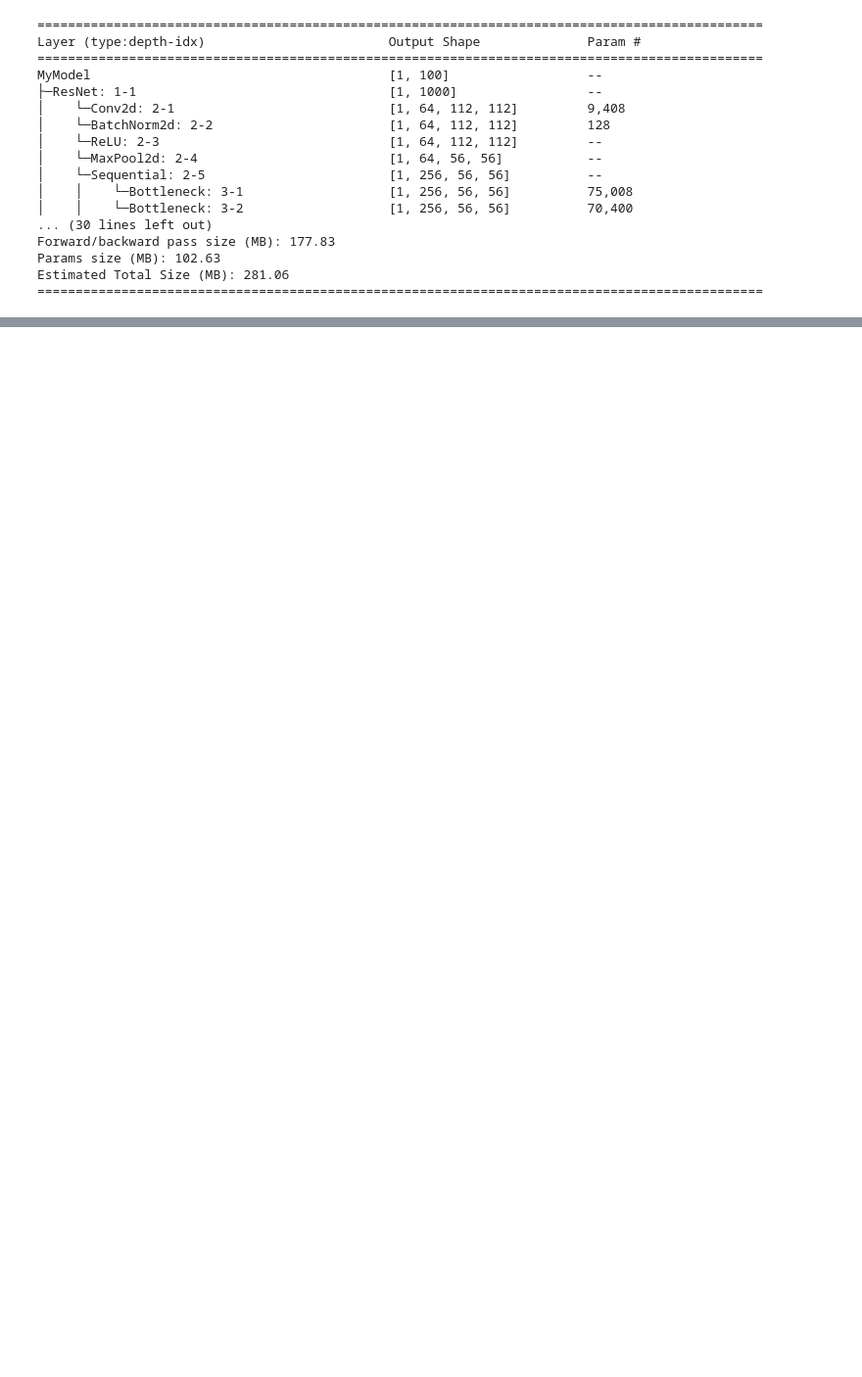
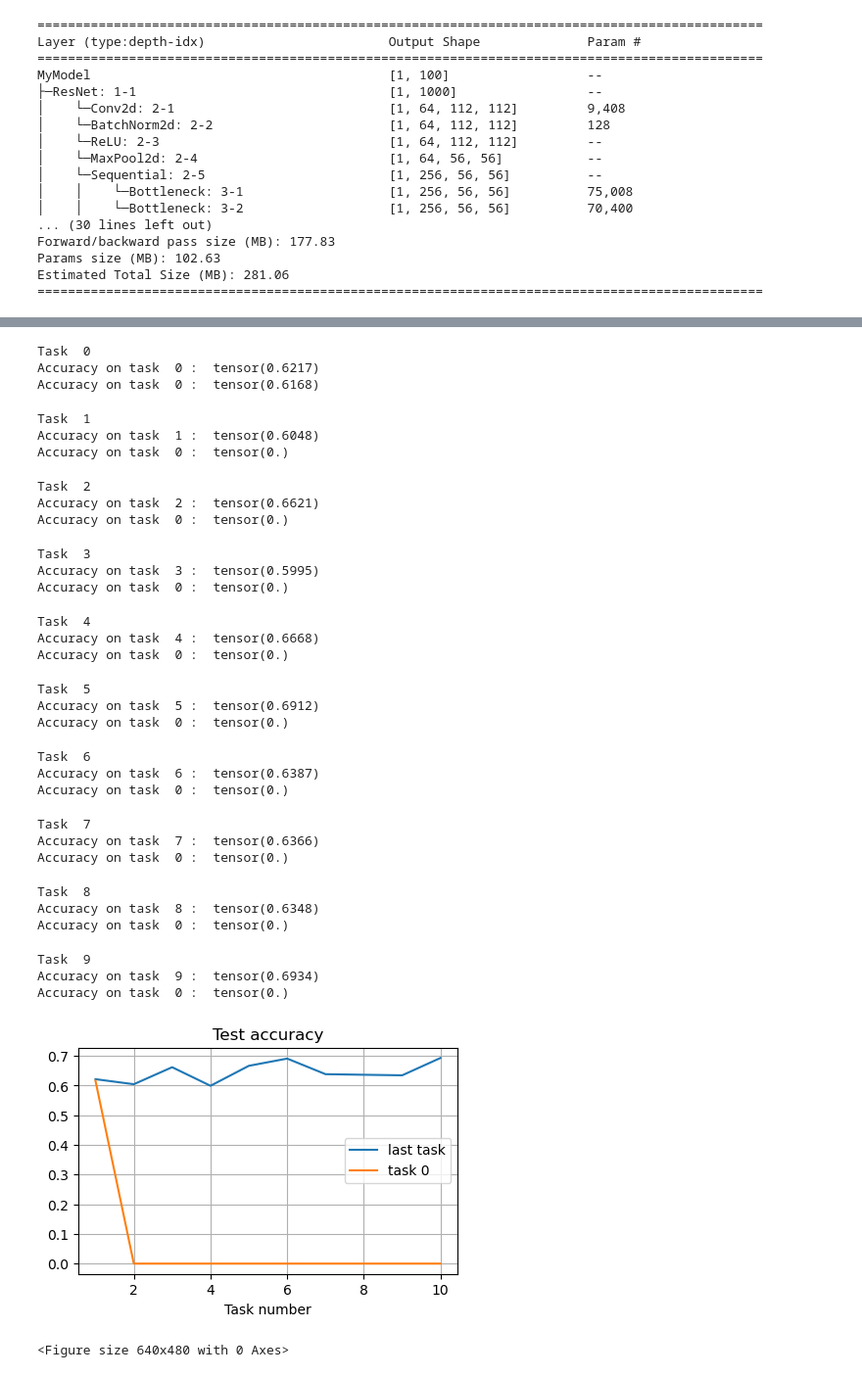
Before and after one commit to mipt-alexa/continual-learning, a Jupyter notebook: main.ipynb, the cells around one changed output, grey strips where cells are left out. Shown at 98% size. Saved outputs shown, nothing was run; the diff lists cells and outputs as text; code cells hidden in the pictures; blank space fills up the shorter version.

```diff
--- a/main.ipynb
+++ b/main.ipynb
@@ -308,3 +182,0 @@ optimizers[1] = optim.SGD(model_2.parameters(), lr=1e-2, momentum=0.9)
-# %%
-loss, acc = train(model_2, optimizers[1], loss_fn, train_loaders[0], test_loaders[0], num_epochs=20)
-visualize(loss, acc, "vit")
@@ -313,2 +182,0 @@ visualize(loss, acc, "vit")
-# %%
-acc_last, acc_0 = train_class_incremental(model_2, optimizers[1], loss_fn, num_tasks, num_epochs_per_task=5)
@@ -365,16 +211,19 @@ class ExperimentTrainer():
         loss, acc_train, acc_val = train(self.model, self.optimizer, self.criterion,
                           train_loaders[task_id], val_loaders[task_id], num_epochs)
         self.acc_full[task_id] = acc_val
-        print("Accuracy on task", task_id, ": ", acc_val[-1])
+        print("Model: ", self.model.name, ", weights: ", )
+        print("Accuracy on task", task_id, ": ", acc_val[-1].item())
         visualize(loss, (acc_train, acc_val), filename="_".join(["task", str(task_id), self.model.name, str(num_epochs), "ep"]))
 
 
-    def train_class_inc(self, num_tasks, num_epochs_per_task=10):
+    def train_class_inc(self, num_tasks=10, num_epochs_per_task=10):
         acc_last, acc_0 = train_class_incremental(self.model, self.optimizer,
                                                     self.criterion, num_tasks,
                                                     num_epochs_per_task)
         self.acc_last = acc_last
         self.acc_0 = acc_0
+
+        print("Model: ", self.model.name, ", weights: ", )
         visualize_class_incremental(self.acc_last, self.acc_0,
                                     filename="_".join(["CIL", str(num_tasks), self.model.name, str(num_epochs_per_task), "ep"])
                                    )
@@ -404,8 +253,8 @@ def create_model():
 # %%
-mymodel = create_model()
+mymodel = MyModel(models.resnet50())
 trainer = ExperimentTrainer(mymodel.to(device),
-                            optim.SGD(mymodel.parameters(), lr=0.01,
-                                      momentum=0.9, weight_decay=5e-4),
+                            optim.SGD(mymodel.parameters(), lr=1e-3,
+                                      momentum=0.9, weight_decay=5e-5),
                             nn.NLLLoss())
 # %%
 trainer.train_full(task_id=0, num_epochs=60)
@@ -411,0 +264,35 @@ trainer.train_full(task_id=0, num_epochs=60)
+# %%
+trainer.train_class_inc(num_tasks, num_epochs_per_task=20)
+# %% [output]
+Task  0
+Accuracy on task  0 :  tensor(0.6217)
+Accuracy on task  0 :  tensor(0.6168)
+Task  1
+Accuracy on task  1 :  tensor(0.6048)
+Accuracy on task  0 :  tensor(0.)
+Task  2
+Accuracy on task  2 :  tensor(0.6621)
+Accuracy on task  0 :  tensor(0.)
+Task  3
+Accuracy on task  3 :  tensor(0.5995)
+Accuracy on task  0 :  tensor(0.)
+Task  4
+Accuracy on task  4 :  tensor(0.6668)
+Accuracy on task  0 :  tensor(0.)
+Task  5
+Accuracy on task  5 :  tensor(0.6912)
+Accuracy on task  0 :  tensor(0.)
+Task  6
+Accuracy on task  6 :  tensor(0.6387)
+Accuracy on task  0 :  tensor(0.)
+Task  7
+Accuracy on task  7 :  tensor(0.6366)
+Accuracy on task  0 :  tensor(0.)
+Task  8
+Accuracy on task  8 :  tensor(0.6348)
+Accuracy on task  0 :  tensor(0.)
+Task  9
+Accuracy on task  9 :  tensor(0.6934)
+Accuracy on task  0 :  tensor(0.)
+[figure, added]
+<Figure size 640x480 with 0 Axes>
```
Also changed, not shown: parts of 39 cells of this notebook.
